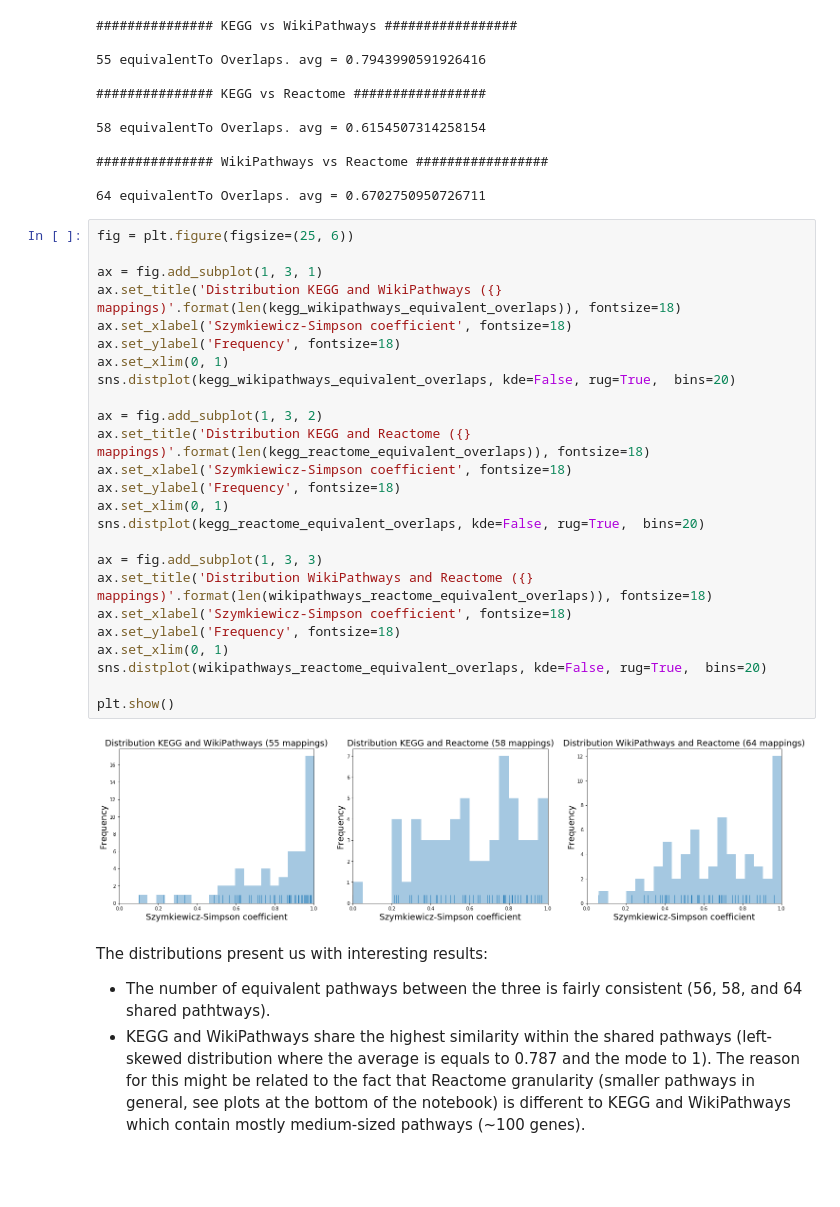
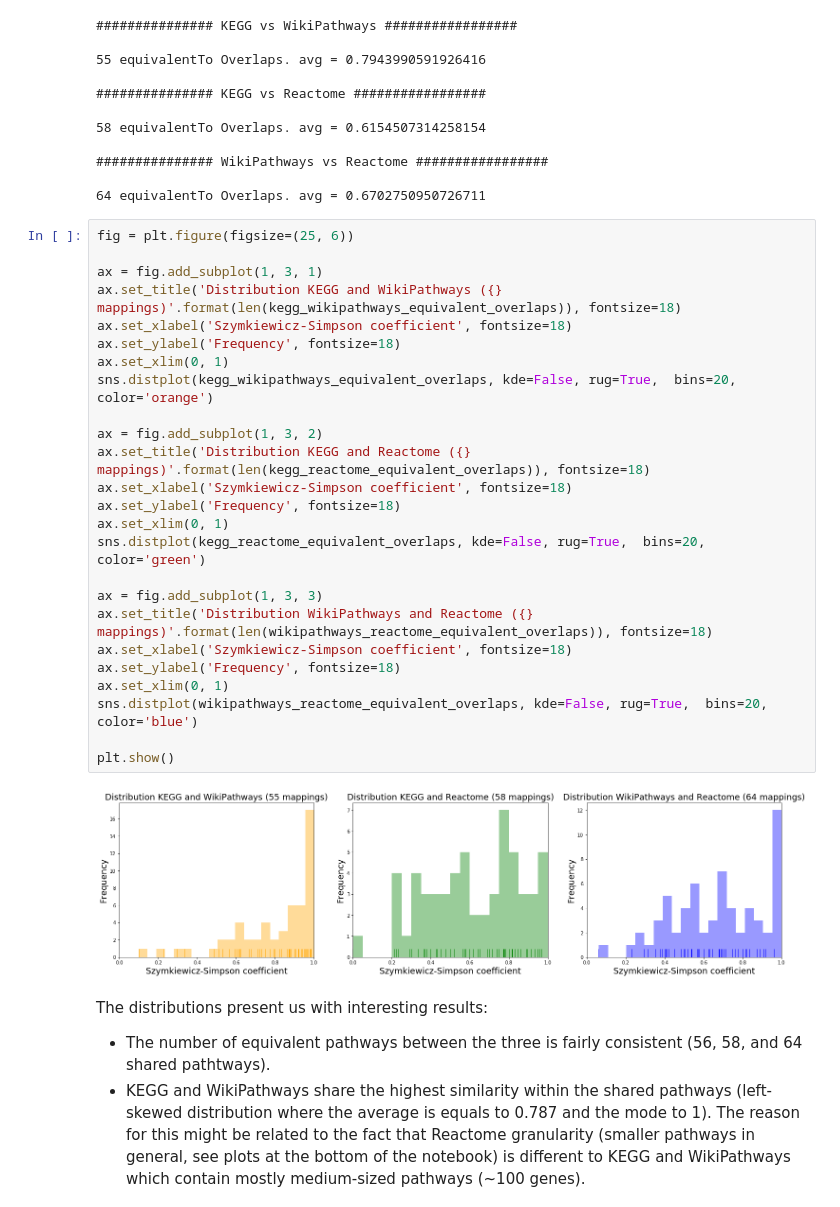
Before and after one commit to ComPath/compath-resources, a Jupyter notebook: notebooks/Mappings Similarity Analysis.ipynb, the cells around one changed output. Drawn from its saved outputs; the diff is of its cells as text; blank space fills up the shorter version.

```diff
--- a/notebooks/Mappings Similarity Analysis.ipynb
+++ b/notebooks/Mappings Similarity Analysis.ipynb
@@ -255,30 +255,30 @@ print("{} equivalentTo Overlaps. avg = {}\n".format(len(wikipathways_reactome_eq
 # %%
 fig = plt.figure(figsize=(25, 6))
 
 ax = fig.add_subplot(1, 3, 1)
 ax.set_title('Distribution KEGG and WikiPathways ({} mappings)'.format(len(kegg_wikipathways_equivalent_overlaps)), fontsize=18)
 ax.set_xlabel('Szymkiewicz-Simpson coefficient', fontsize=18)
 ax.set_ylabel('Frequency', fontsize=18)
 ax.set_xlim(0, 1)
-sns.distplot(kegg_wikipathways_equivalent_overlaps, kde=False, rug=True,  bins=20)
+sns.distplot(kegg_wikipathways_equivalent_overlaps, kde=False, rug=True,  bins=20, color='orange')
 
 ax = fig.add_subplot(1, 3, 2)
 ax.set_title('Distribution KEGG and Reactome ({} mappings)'.format(len(kegg_reactome_equivalent_overlaps)), fontsize=18)
 ax.set_xlabel('Szymkiewicz-Simpson coefficient', fontsize=18)
 ax.set_ylabel('Frequency', fontsize=18)
 ax.set_xlim(0, 1)
-sns.distplot(kegg_reactome_equivalent_overlaps, kde=False, rug=True,  bins=20)
+sns.distplot(kegg_reactome_equivalent_overlaps, kde=False, rug=True,  bins=20, color='green')
 
 ax = fig.add_subplot(1, 3, 3)
 ax.set_title('Distribution WikiPathways and Reactome ({} mappings)'.format(len(wikipathways_reactome_equivalent_overlaps)), fontsize=18)
 ax.set_xlabel('Szymkiewicz-Simpson coefficient', fontsize=18)
 ax.set_ylabel('Frequency', fontsize=18)
 ax.set_xlim(0, 1)
-sns.distplot(wikipathways_reactome_equivalent_overlaps, kde=False, rug=True,  bins=20)
+sns.distplot(wikipathways_reactome_equivalent_overlaps, kde=False, rug=True,  bins=20, color='blue')
 
 plt.show()
 # %% [output]
-[figure, old version]
+[figure, new version]
 # %% [markdown]
 The distributions present us with interesting results:
 
```
Also changed, not shown: parts of 2 cells of this notebook, 1 other file.
